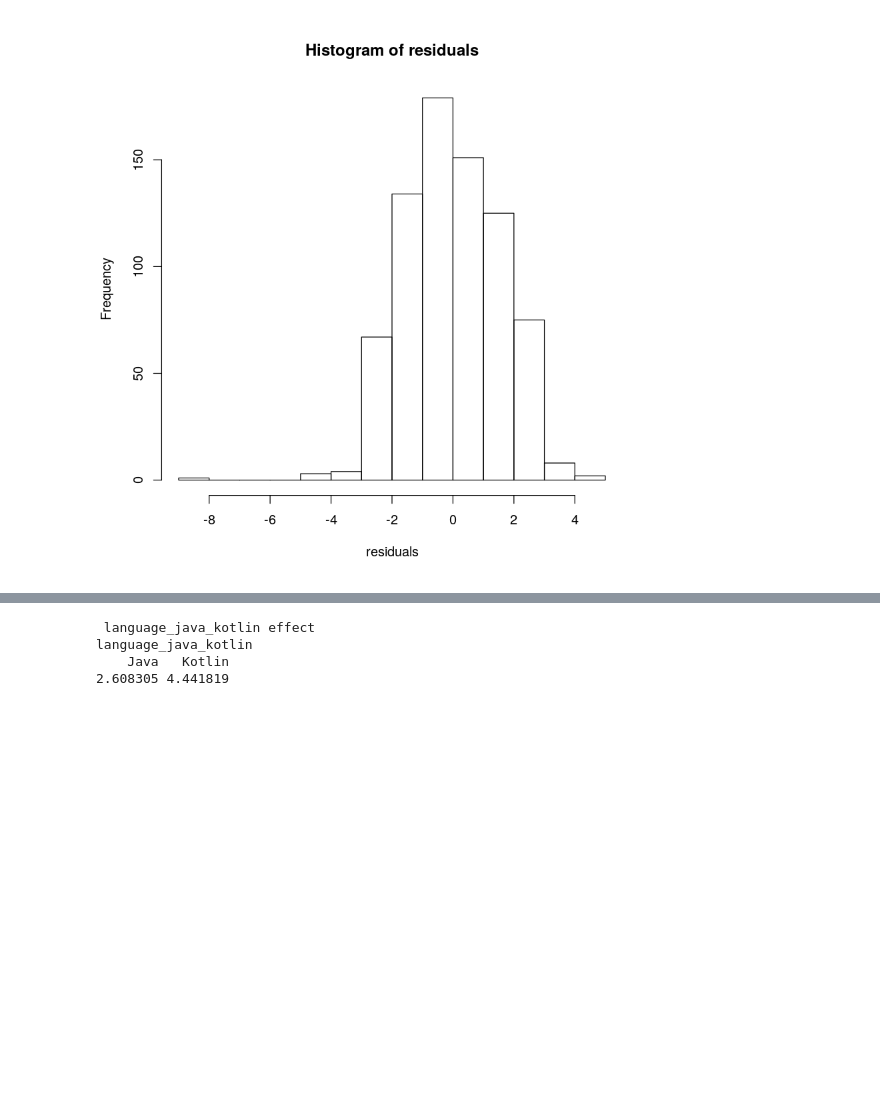
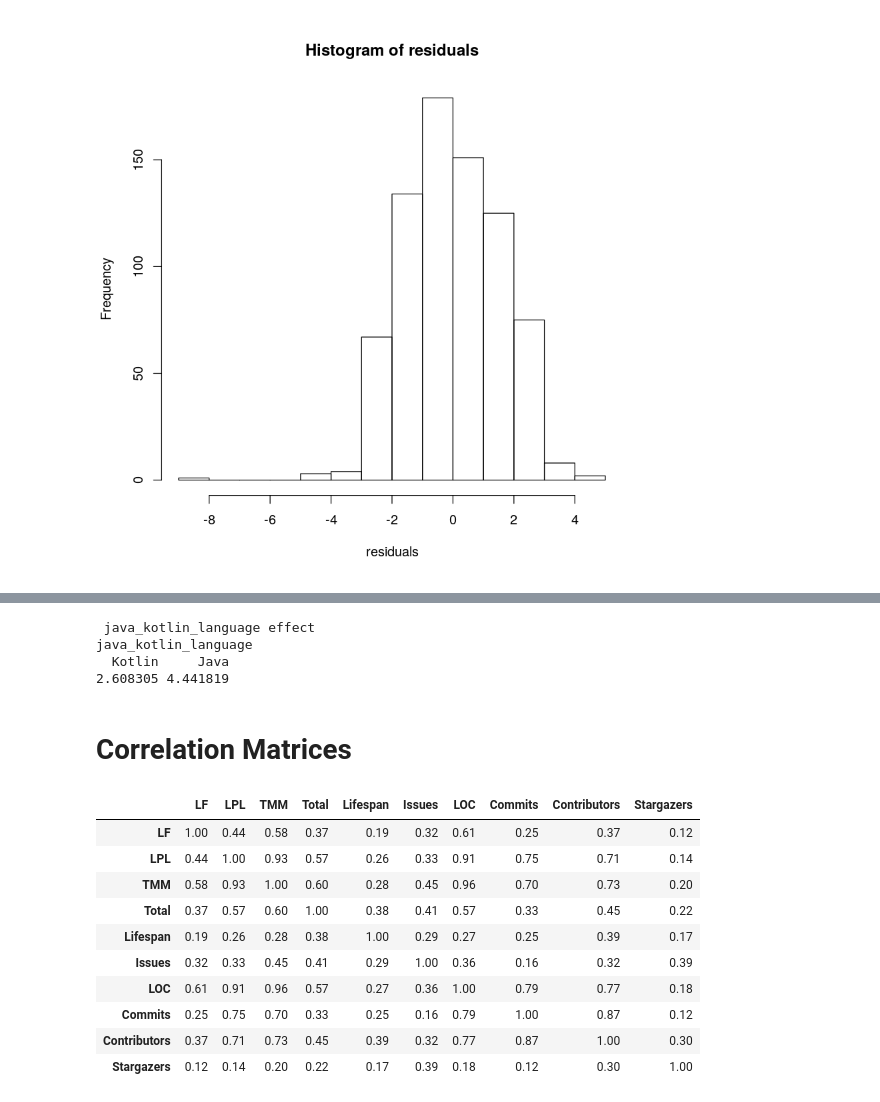
Before and after one commit to SimonHellbrueck/BT_Repository_Mining, a Jupyter notebook: regressiondiagnostics.ipynb, the cells around one changed output, grey strips where cells are left out. Drawn from its saved outputs; the diff is of its cells as text; code cells hidden in the pictures; blank space fills up the shorter version.

```diff
--- a/regressiondiagnostics.ipynb
+++ b/regressiondiagnostics.ipynb
@@ -298,9 +305,27 @@ Loading required package: carData
 lattice theme set by effectsTheme()
 See ?effectsTheme for details.
 # %%
-effect("language_java_kotlin", result_of_ancova)
+effect("java_kotlin_language", result_of_ancova)
 # %% [output]
- language_java_kotlin effect
-language_java_kotlin
-    Java   Kotlin
+ java_kotlin_language effect
+java_kotlin_language
+  Kotlin     Java
 2.608305 4.441819
+# %% [markdown]
+# Correlation Matrices
+# %%
+java_projects_training_w_projects <- subset(df_java_projects_training, select = c(2,3,4,5,6,7,8,9,10,11))
+res <- cor(java_projects_training_w_projects)
+round(res, 2)
+# %% [output]
+|  | LF | LPL | TMM | Total | Lifespan | Issues | LOC | Commits | Contributors | Stargazers |
+| LF | 1.00 | 0.44 | 0.58 | 0.37 | 0.19 | 0.32 | 0.61 | 0.25 | 0.37 | 0.12 |
+| LPL | 0.44 | 1.00 | 0.93 | 0.57 | 0.26 | 0.33 | 0.91 | 0.75 | 0.71 | 0.14 |
+| TMM | 0.58 | 0.93 | 1.00 | 0.60 | 0.28 | 0.45 | 0.96 | 0.70 | 0.73 | 0.20 |
+| Total | 0.37 | 0.57 | 0.60 | 1.00 | 0.38 | 0.41 | 0.57 | 0.33 | 0.45 | 0.22 |
+| Lifespan | 0.19 | 0.26 | 0.28 | 0.38 | 1.00 | 0.29 | 0.27 | 0.25 | 0.39 | 0.17 |
+| Issues | 0.32 | 0.33 | 0.45 | 0.41 | 0.29 | 1.00 | 0.36 | 0.16 | 0.32 | 0.39 |
+| LOC | 0.61 | 0.91 | 0.96 | 0.57 | 0.27 | 0.36 | 1.00 | 0.79 | 0.77 | 0.18 |
+| Commits | 0.25 | 0.75 | 0.70 | 0.33 | 0.25 | 0.16 | 0.79 | 1.00 | 0.87 | 0.12 |
+| Contributors | 0.37 | 0.71 | 0.73 | 0.45 | 0.39 | 0.32 | 0.77 | 0.87 | 1.00 | 0.30 |
+| Stargazers | 0.12 | 0.14 | 0.20 | 0.22 | 0.17 | 0.39 | 0.18 | 0.12 | 0.30 | 1.00 |
```
Also changed, not shown: parts of 20 cells of this notebook.
